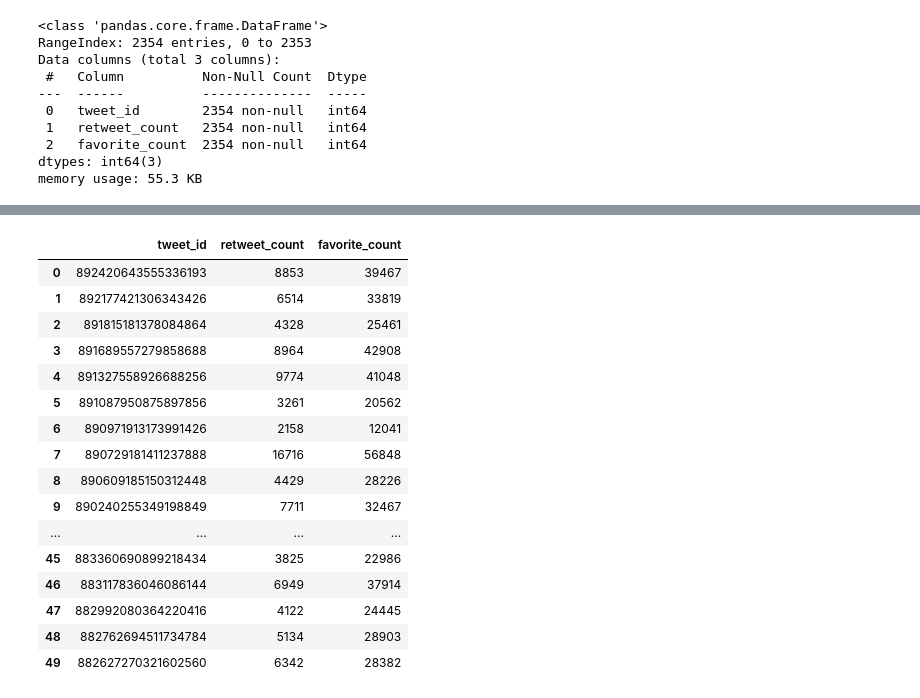
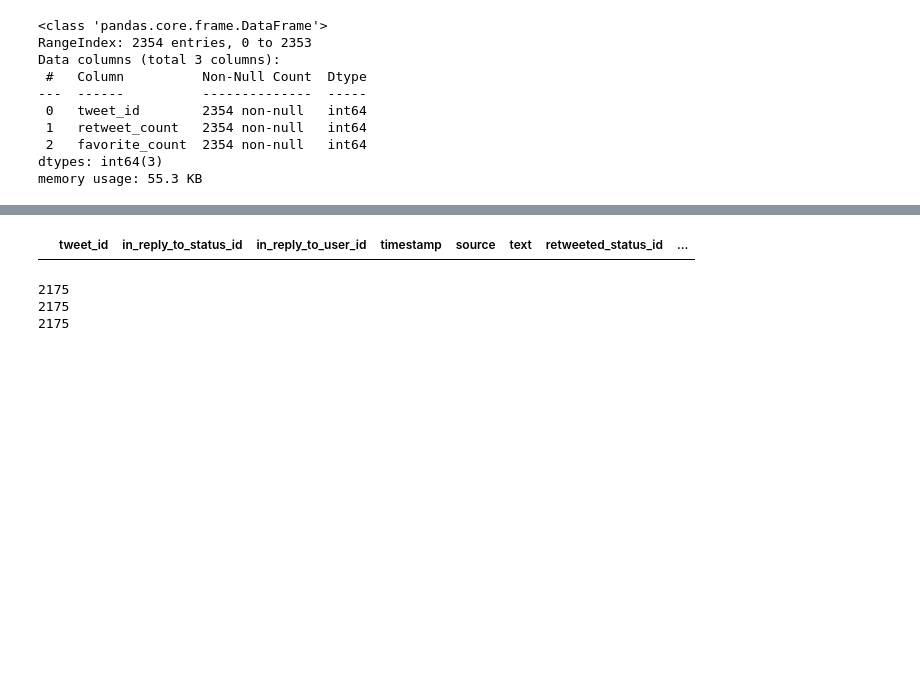
Before and after one commit to matjoh98/Udacity, a Jupyter notebook: Projects/Project 4/Untitled.ipynb, the cells around one changed output, grey strips where cells are left out. Cells and saved outputs as stored; diff of their text form; code cells hidden in the pictures; blank space fills up the shorter version.

```diff
--- a/Projects/Project 4/Untitled.ipynb
+++ b/Projects/Project 4/Untitled.ipynb
@@ -257,20 +283,13 @@ pd_prediction[0:50]
 # %%
-pd_tweet_json[0:50]
+pd_archive[pd_archive["rating_denominator"].isna()]
 # %% [output]
-|  | tweet_id | retweet_count | favorite_count |
-| 0 | 892420643555336193 | 8853 | 39467 |
-| 1 | 892177421306343426 | 6514 | 33819 |
-| 2 | 891815181378084864 | 4328 | 25461 |
-| 3 | 891689557279858688 | 8964 | 42908 |
-| 4 | 891327558926688256 | 9774 | 41048 |
-| 5 | 891087950875897856 | 3261 | 20562 |
-| 6 | 890971913173991426 | 2158 | 12041 |
-| 7 | 890729181411237888 | 16716 | 56848 |
-| 8 | 890609185150312448 | 4429 | 28226 |
-| 9 | 890240255349198849 | 7711 | 32467 |
-| ... | ... | ... | ... |
-| 45 | 883360690899218434 | 3825 | 22986 |
-| 46 | 883117836046086144 | 6949 | 37914 |
-| 47 | 882992080364220416 | 4122 | 24445 |
-| 48 | 882762694511734784 | 5134 | 28903 |
-| 49 | 882627270321602560 | 6342 | 28382 |
+|  | tweet_id | in_reply_to_status_id | in_reply_to_user_id | timestamp | source | text | retweeted_status_id | ... |
+# %%
+# Check for nan values. This tells us that there are 2175 original tweets.
+print(len(pd_archive[pd_archive["retweeted_status_id"].isna()]))
+print(len(pd_archive[pd_archive["retweeted_status_user_id"].isna()]))
+print(len(pd_archive[pd_archive["retweeted_status_timestamp"].isna()]))
+# %% [output]
+2175
+2175
+2175
```
Also changed, not shown: parts of 18 cells of this notebook.
